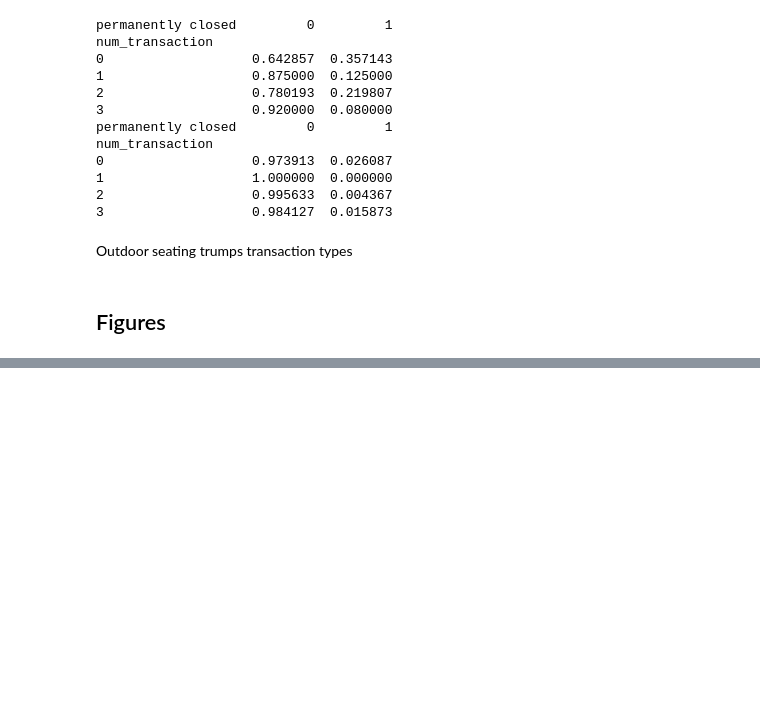
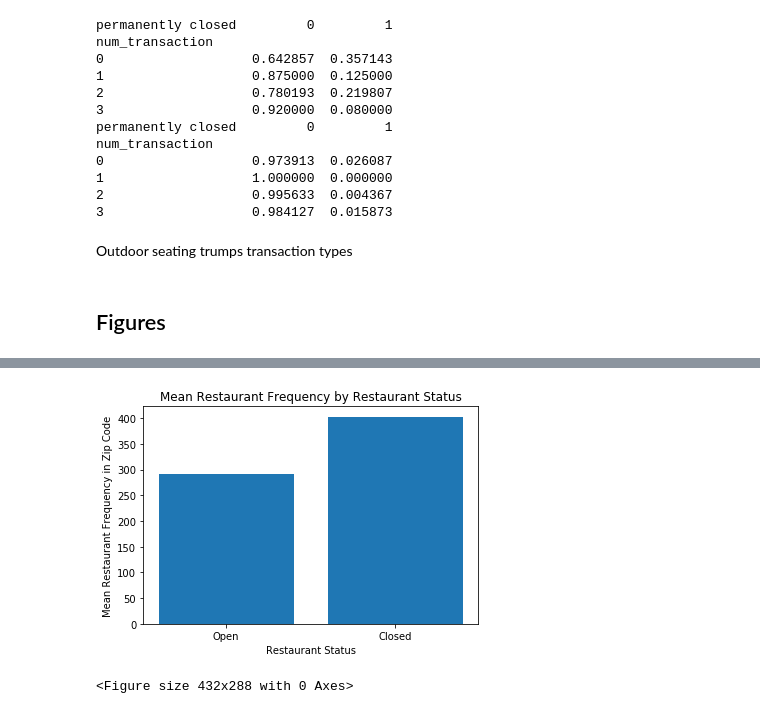
Before and after one commit to bagnine/nyc_restaurant_project, a Jupyter notebook: Univariable & bivariable analysis.ipynb, the cells around one changed output, grey strips where cells are left out. Drawn from its saved outputs; the diff is of its cells as text; code cells hidden in the pictures; blank space fills up the shorter version.

```diff
--- a/Univariable & bivariable analysis.ipynb
+++ b/Univariable & bivariable analysis.ipynb
@@ -909,0 +840,13 @@ Three_means = [33.3, 37.6, 13.4, 6.7, 4.2]
+# %%
+restdens_dict = {'Restaurant Status':['Open','Closed'], 'Mean':[291,402.8]}
+restdens_df = pd.DataFrame(data=restdens_dict)
+# %%
+plt.bar(x='Restaurant Status',height='Mean', data=restdens_df)
+plt.ylabel('Mean Restaurant Frequency in Zip Code')
+plt.xlabel('Restaurant Status')
+plt.title('Mean Restaurant Frequency by Restaurant Status')
+plt.show();
+plt.savefig('rest freq by closure.png')
+# %% [output]
+[figure, added]
+<Figure size 432x288 with 0 Axes>
```
Also changed, not shown: parts of 9 cells of this notebook, 3 other files.
